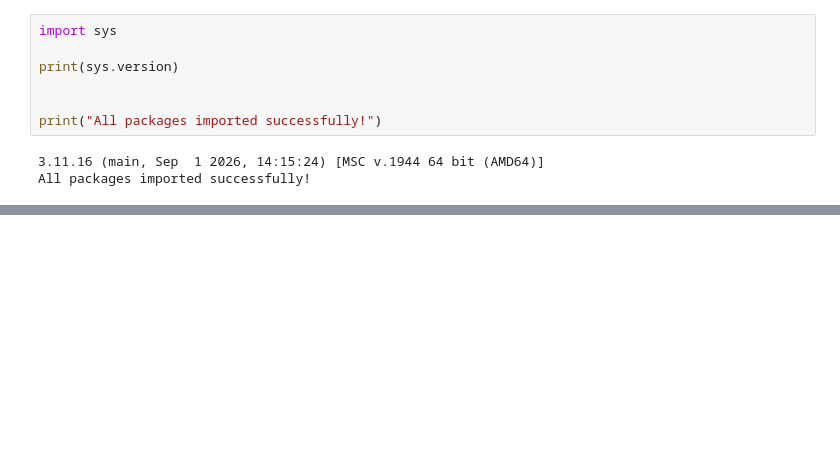
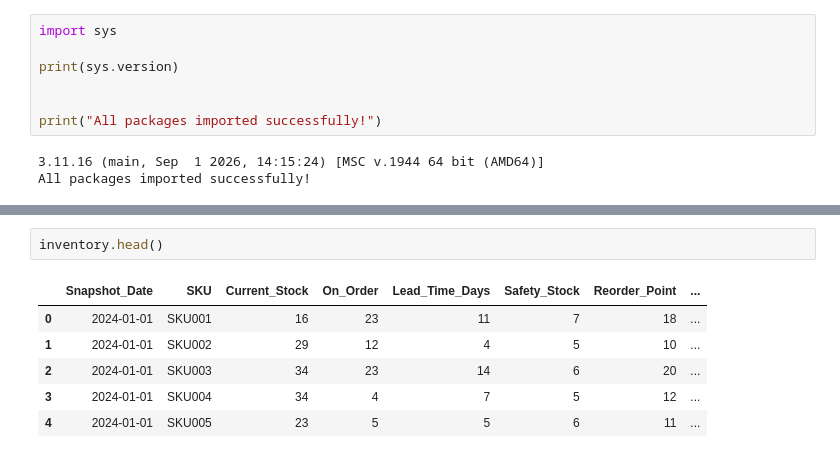
Before and after one commit to Pluto-11/FORESIGHT, a Jupyter notebook: notebooks/01_data_quality_check.ipynb, the cells around one changed output, grey strips where cells are left out. Cells and saved outputs as stored; diff of their text form; blank space fills up the shorter version.

```diff
--- a/notebooks/01_data_quality_check.ipynb
+++ b/notebooks/01_data_quality_check.ipynb
@@ -30,0 +56,9 @@ wcwidth                 0.8.3
+# %%
+inventory.head()
+# %% [output]
+|  | Snapshot_Date | SKU | Current_Stock | On_Order | Lead_Time_Days | Safety_Stock | Reorder_Point | ... |
+| 0 | 2024-01-01 | SKU001 | 16 | 23 | 11 | 7 | 18 | ... |
+| 1 | 2024-01-01 | SKU002 | 29 | 12 | 4 | 5 | 10 | ... |
+| 2 | 2024-01-01 | SKU003 | 34 | 23 | 14 | 6 | 20 | ... |
+| 3 | 2024-01-01 | SKU004 | 34 | 4 | 7 | 5 | 12 | ... |
+| 4 | 2024-01-01 | SKU005 | 23 | 5 | 5 | 6 | 11 | ... |
```
Also changed, not shown: parts of 24 cells of this notebook.
